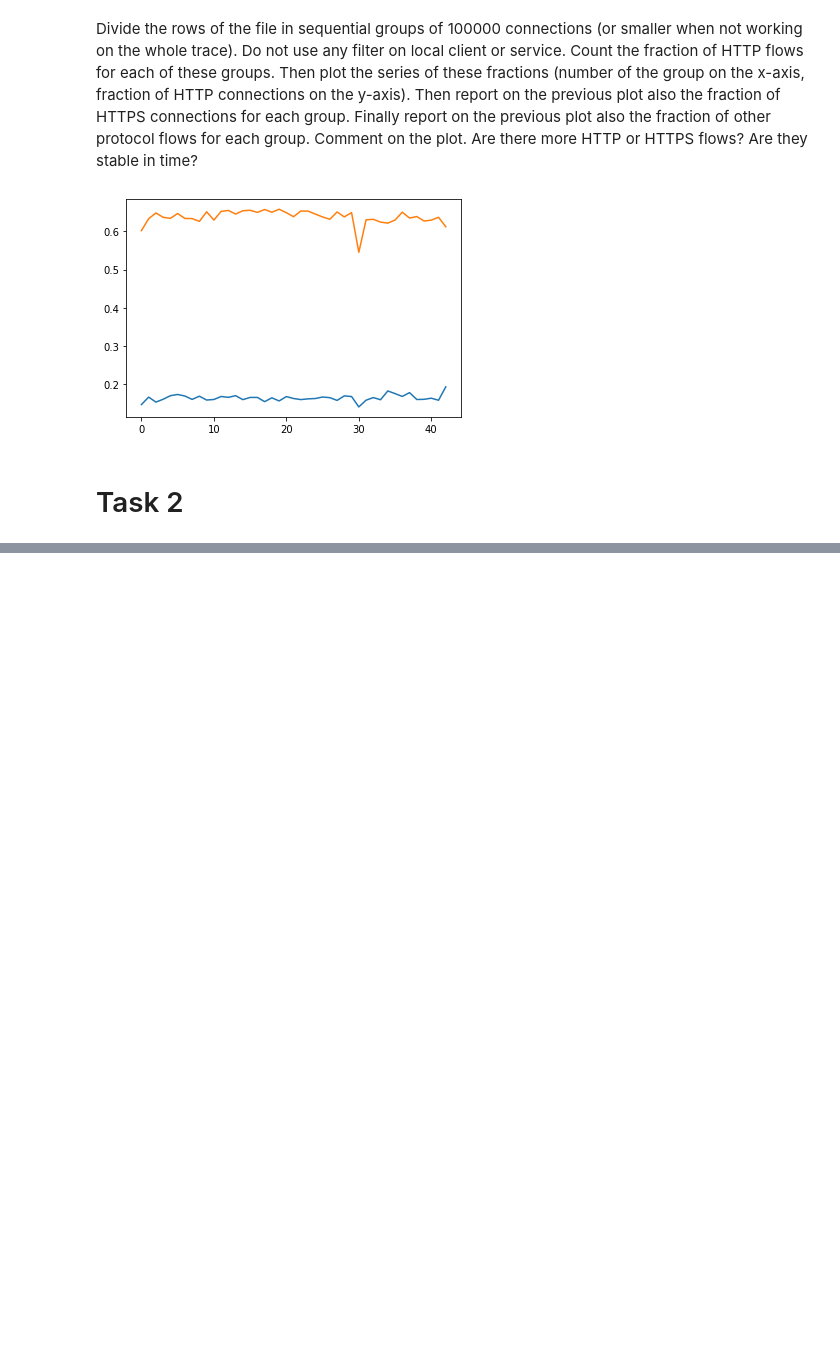
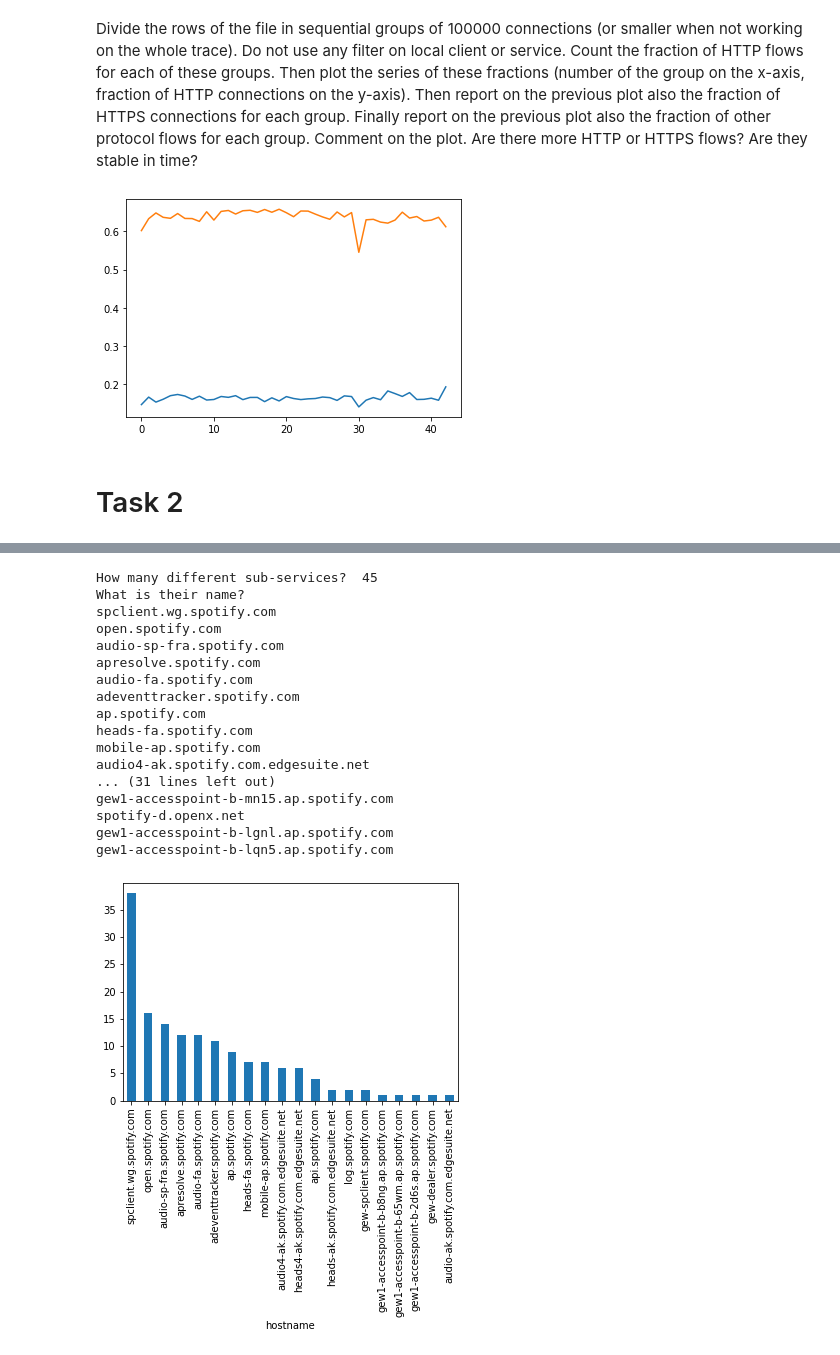
Before and after one commit to AlessioFerra/NML_Group4, a Jupyter notebook: Lab04.ipynb, the cells around one changed output, grey strips where cells are left out. Drawn from its saved outputs; the diff is of its cells as text; code cells hidden in the pictures; blank space fills up the shorter version.

```diff
--- a/Lab04.ipynb
+++ b/Lab04.ipynb
@@ -228 +228,33 @@ sp_dataf.groupby(['con_t:42']).size().sort_values(ascending=False).head(20).plot
+# %%
+# POINT 6
+# group and plot by hostname (sub-services)
+# plt.figure()
+sp_hostname_df = sp_dataf.groupby(['hostname']).size().sort_values(ascending=False)
+sp_hostname_df.head(20).plot(kind='bar')
+
+print('How many different sub-services? ', sp_hostname_df.value_counts().sum())
+print('What is their name? ')
+services_names = []
+for name in sp_hostname_df.items():
+    services_names.append(name[0])
+    print(name[0])
+# %% [output]
+How many different sub-services?  45
+What is their name?
+spclient.wg.spotify.com
+open.spotify.com
+audio-sp-fra.spotify.com
+apresolve.spotify.com
+audio-fa.spotify.com
+adeventtracker.spotify.com
+ap.spotify.com
+heads-fa.spotify.com
+mobile-ap.spotify.com
+audio4-ak.spotify.com.edgesuite.net
+... (31 lines left out)
+gew1-accesspoint-b-mn15.ap.spotify.com
+spotify-d.openx.net
+gew1-accesspoint-b-lgnl.ap.spotify.com
+gew1-accesspoint-b-lqn5.ap.spotify.com
+[figure, added]
 # %%
```
Also changed, not shown: parts of 6 cells of this notebook.
